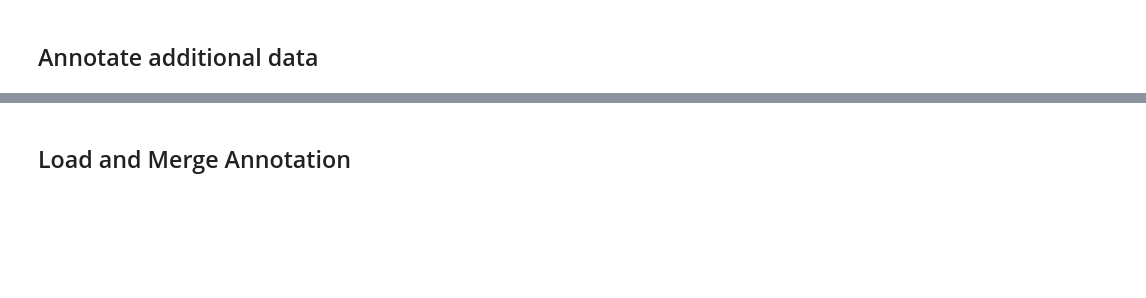
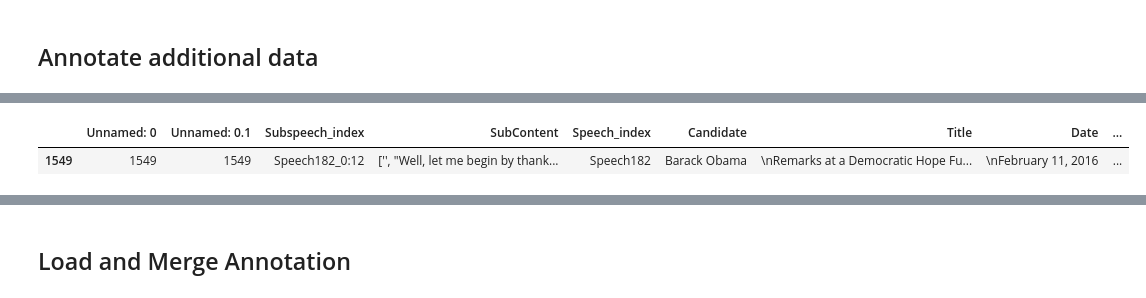
Before and after one commit to YaoyaoDai/PopulistCampaignMeasurement, a Jupyter notebook: TrainingDataPrep.ipynb, the cells around one changed output, grey strips where cells are left out. Cells and saved outputs as stored; diff of their text form; code cells hidden in the pictures; blank space fills up the shorter version.

```diff
--- a/TrainingDataPrep.ipynb
+++ b/TrainingDataPrep.ipynb
@@ -108,4 +152,4 @@ subspeech_sample.to_csv('subspeech_sample.csv')
 # %% [markdown]
 ## Annotate additional data
 # %%
-#SubSpeech_predicted = pd.read_csv('SubSpeech_predicted.csv')
+SubSpeech_predicted = pd.read_csv('SubSpeech_predicted.csv')
@@ -111,0 +175,5 @@ subspeech_sample.to_csv('subspeech_sample.csv')
+# %%
+SubSpeech_predicted.loc[SubSpeech_predicted.Speech_index == "Speech182"]
+# %% [output]
+|  | Unnamed: 0 | Unnamed: 0.1 | Subspeech_index | SubContent | Speech_index | Candidate | Title | Date | ... |
+| 1549 | 1549 | 1549 | Speech182_0:12 | ['', "Well, let me begin by thank... | Speech182 | Barack Obama | \nRemarks at a Democratic Hope Fu... | \nFebruary 11, 2016 | ... |
```
Also changed, not shown: parts of 31 cells of this notebook, 1 other file.
